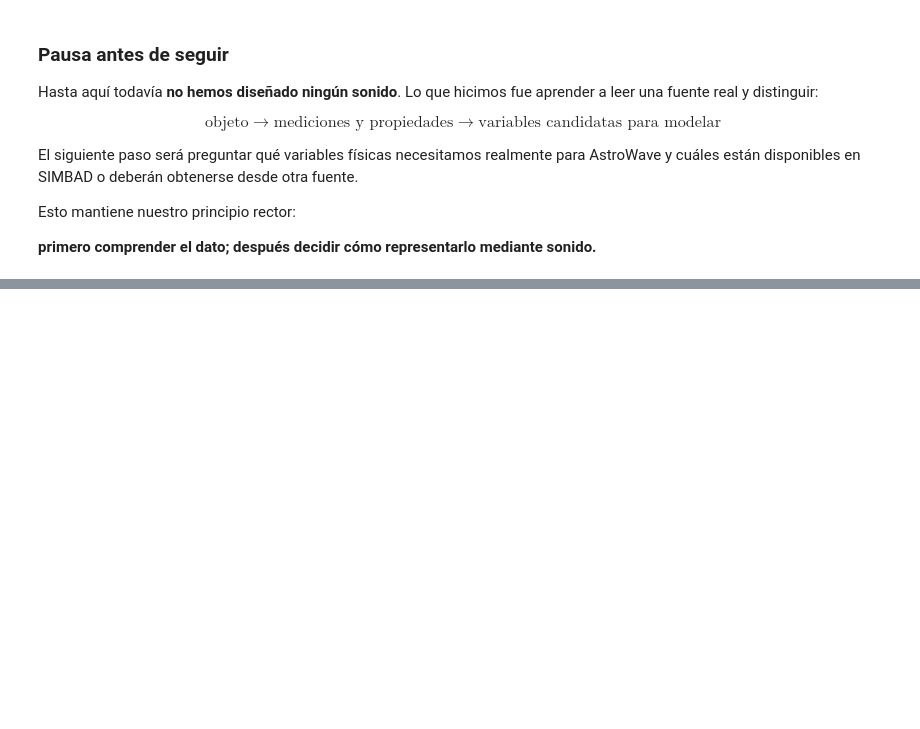
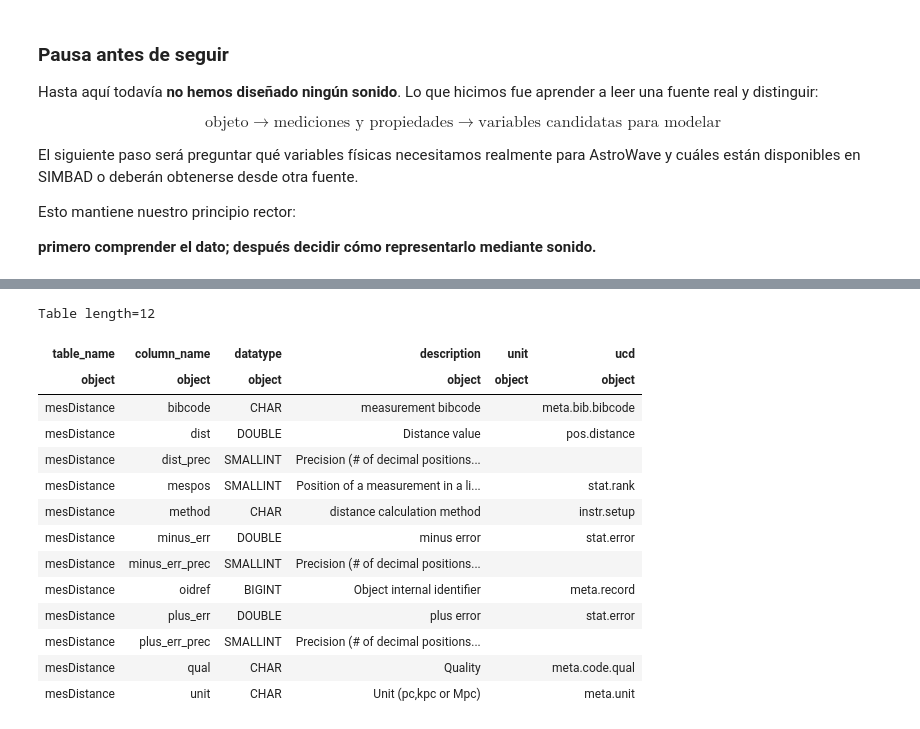
Before and after one commit to Kietth/ACUS220-AstroWave, a Jupyter notebook: 01_exploracion_datos_astronomicos.ipynb, the cells around one changed output, grey strips where cells are left out. Drawn from its saved outputs; the diff is of its cells as text; code cells hidden in the pictures; blank space fills up the shorter version.

```diff
--- a/01_exploracion_datos_astronomicos.ipynb
+++ b/01_exploracion_datos_astronomicos.ipynb
@@ -517,0 +689,20 @@ sonido.**
+# %%
+distance_columns = Simbad.list_columns("mesDistance")
+
+distance_columns
+# %% [output]
+Table length=12
+| table_name | column_name | datatype | description | unit | ucd |
+| object | object | object | object | object | object |
+| mesDistance | bibcode | CHAR | measurement bibcode |  | meta.bib.bibcode |
+| mesDistance | dist | DOUBLE | Distance value |  | pos.distance |
+| mesDistance | dist_prec | SMALLINT | Precision (# of decimal positions... |  |  |
+| mesDistance | mespos | SMALLINT | Position of a measurement in a li... |  | stat.rank |
+| mesDistance | method | CHAR | distance calculation method |  | instr.setup |
+| mesDistance | minus_err | DOUBLE | minus error |  | stat.error |
+| mesDistance | minus_err_prec | SMALLINT | Precision (# of decimal positions... |  |  |
+| mesDistance | oidref | BIGINT | Object internal identifier |  | meta.record |
+| mesDistance | plus_err | DOUBLE | plus error |  | stat.error |
+| mesDistance | plus_err_prec | SMALLINT | Precision (# of decimal positions... |  |  |
+| mesDistance | qual | CHAR | Quality |  | meta.code.qual |
+| mesDistance | unit | CHAR | Unit (pc,kpc or Mpc) |  | meta.unit |
```
Also changed, not shown: parts of 13 cells of this notebook.
